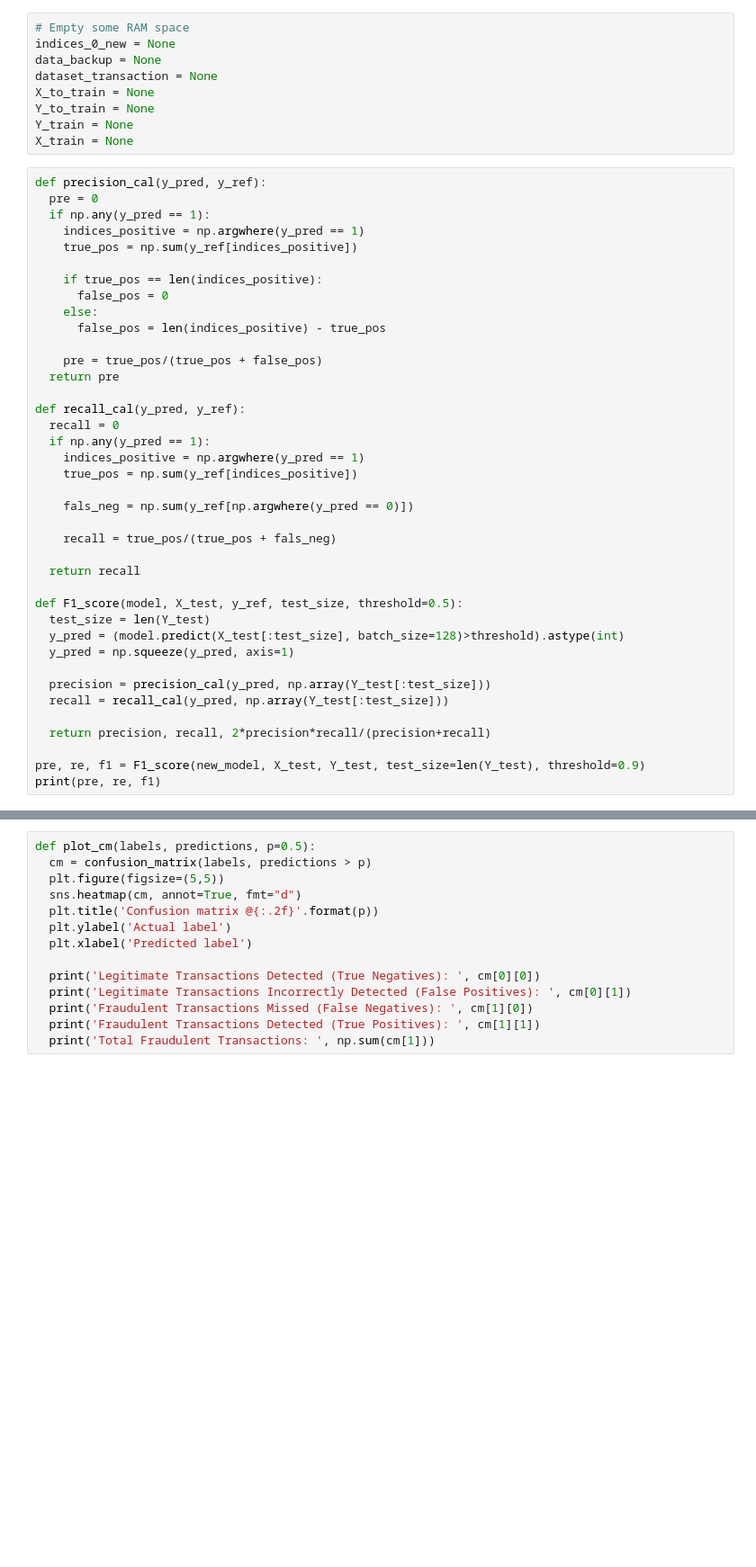
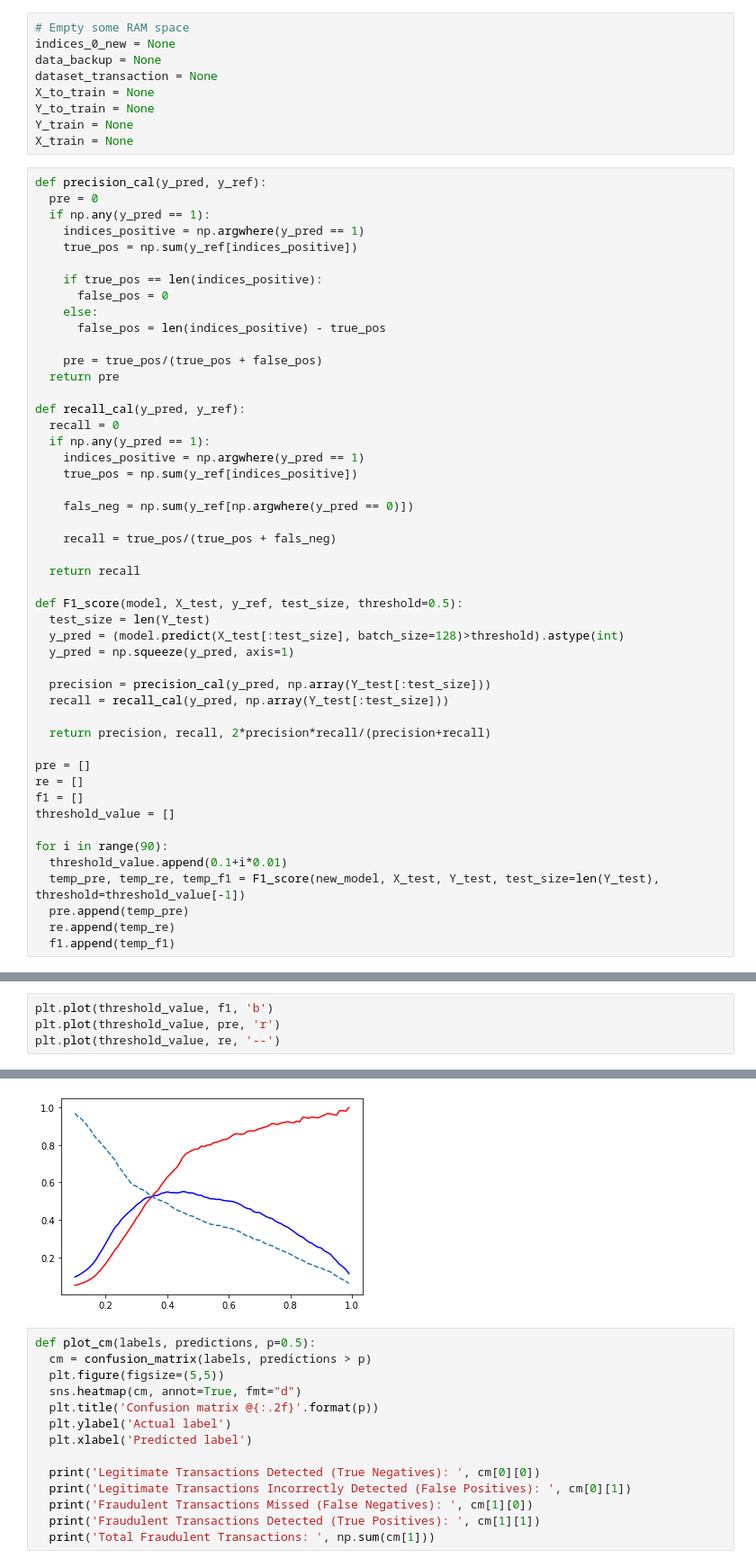
Before and after one commit to aquangnguyen1992/Advanced_Data_Science_Capstone, a Jupyter notebook: Capstone_Project.ipynb, the cells around one changed output, grey strips where cells are left out. Shown at 90% size. Cells and saved outputs as stored; diff of their text form; blank space fills up the shorter version.

```diff
--- a/Capstone_Project.ipynb
+++ b/Capstone_Project.ipynb
@@ -535,5 +597,14 @@ def F1_score(model, X_test, y_ref, test_size, threshold=0.5):
 
   return precision, recall, 2*precision*recall/(precision+recall)
 
-pre, re, f1 = F1_score(new_model, X_test, Y_test, test_size=len(Y_test), threshold=0.9)
-print(pre, re, f1)
+pre = []
+re = []
+f1 = []
+threshold_value = []
+
+for i in range(90):
+  threshold_value.append(0.1+i*0.01)
+  temp_pre, temp_re, temp_f1 = F1_score(new_model, X_test, Y_test, test_size=len(Y_test), threshold=threshold_value[-1])
+  pre.append(temp_pre)
+  re.append(temp_re)
+  f1.append(temp_f1)
@@ -541,0 +611,5 @@ print(pre, re, f1)
+# %%
+plt.plot(threshold_value, f1, 'b')
+plt.plot(threshold_value, pre, 'r')
+plt.plot(threshold_value, re, '--')
+# %% [output]
@@ -542,3 +617,4 @@ print(pre, re, f1)
+[figure, added]
 # %%
 def plot_cm(labels, predictions, p=0.5):
   cm = confusion_matrix(labels, predictions > p)
```
Also changed, not shown: parts of 37 cells of this notebook.
